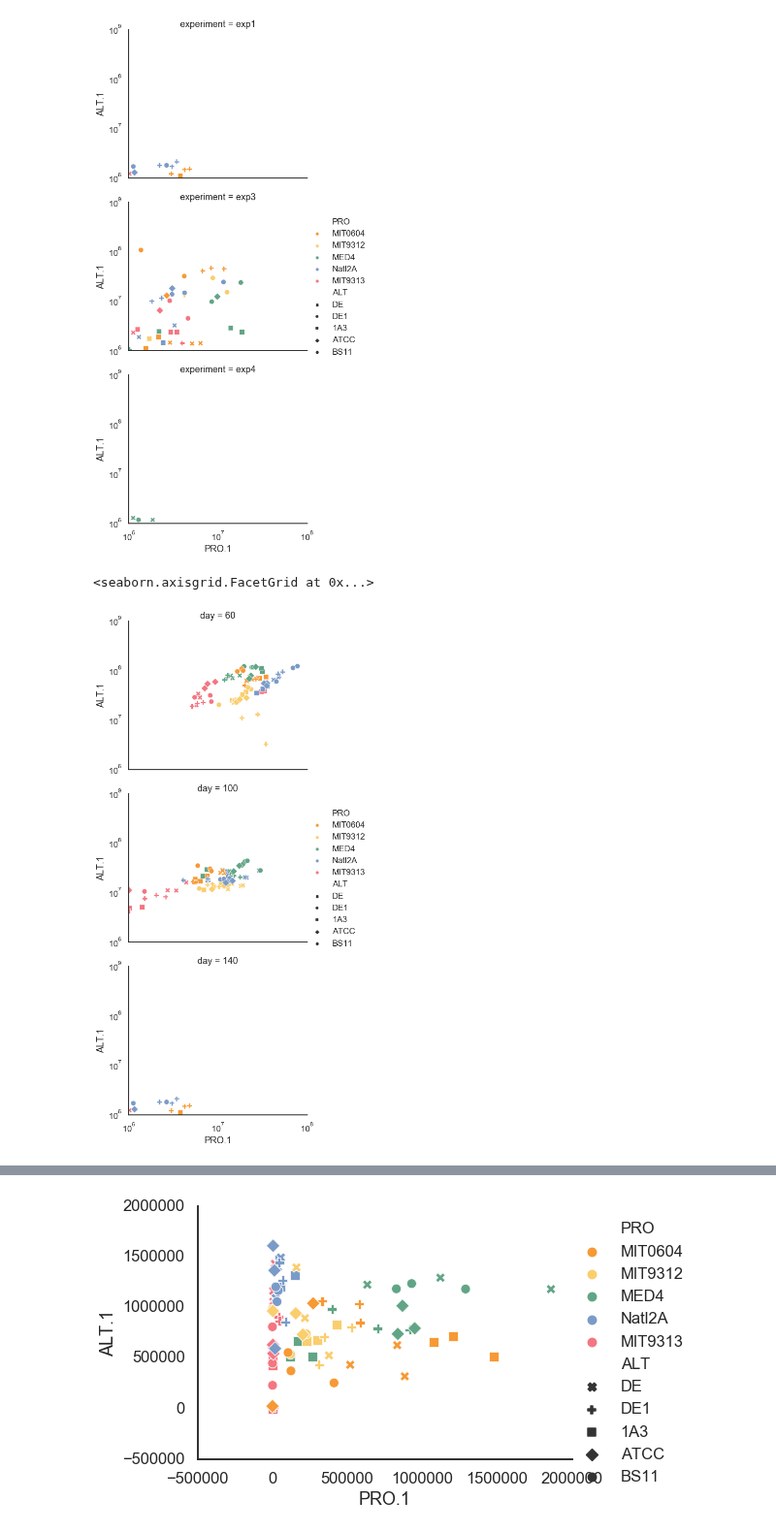
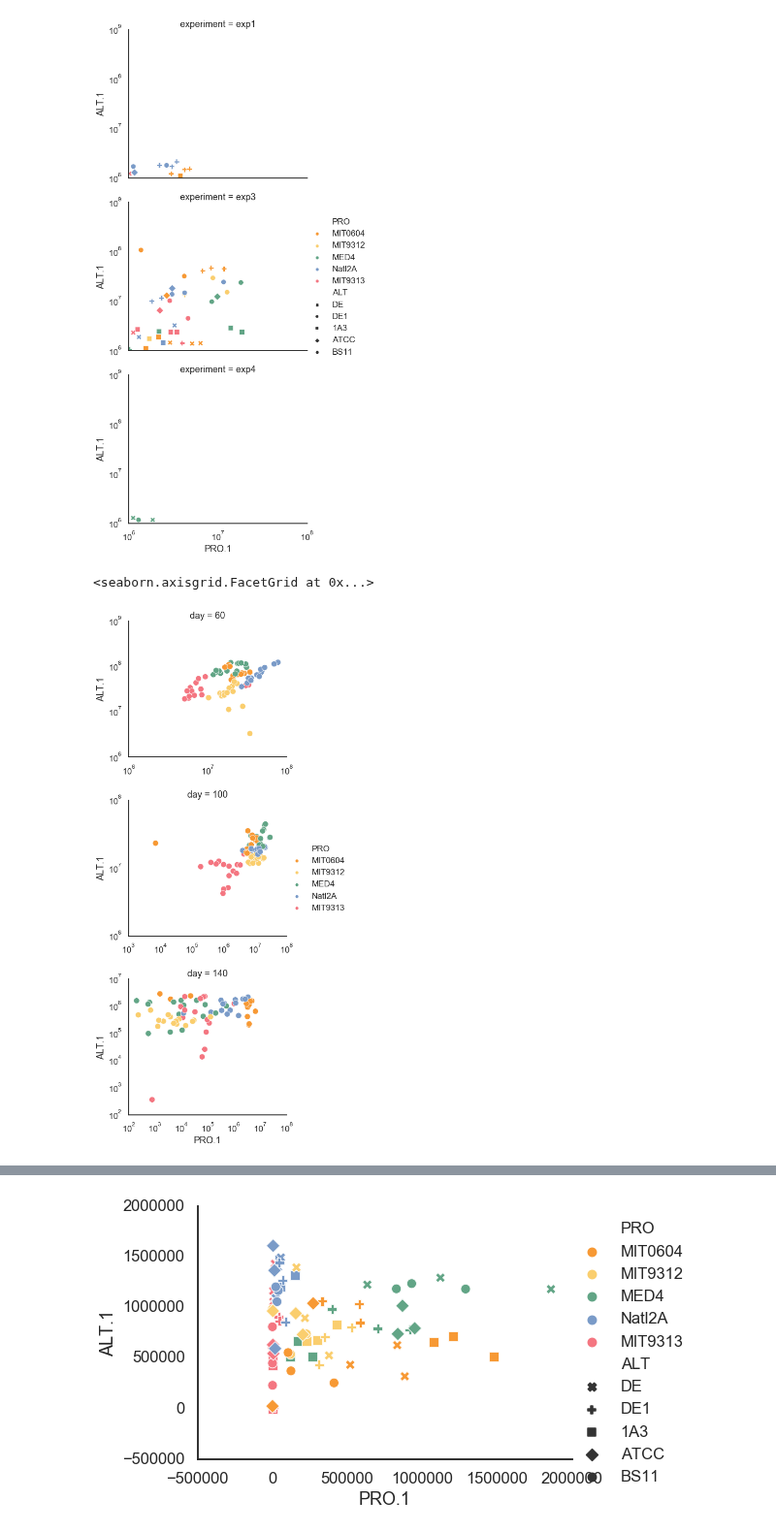
Before and after one commit to wosnat/ccpa, a Jupyter notebook: ccpa_paper_dec_2019-FCM.ipynb, the cells around one changed output, grey strips where cells are left out. Shown at 97% size. Saved outputs shown, nothing was run; the diff lists cells and outputs as text; code cells hidden in the pictures.

```diff
--- a/ccpa_paper_dec_2019-FCM.ipynb
+++ b/ccpa_paper_dec_2019-FCM.ipynb
@@ -91,6 +90,8 @@ df.head()
 | 2 | MED4 | 1A3 | 1C | 1.121335e+07 | 1.742056e+07 | exp1 | 100 |
 | 3 | MIT9313 | 1A3 | 2A | 1.415617e+06 | 5.134250e+06 | exp1 | 100 |
 | 4 | MIT9313 | 1A3 | 2B | 1.018640e+06 | 4.885134e+06 | exp1 | 100 |
+# %%
+df.dropna(axis=0, subset=['PRO', 'ALT'], inplace=True)
 # %%
 for c in df.columns:
     if c in ['PRO.1', 'ALT.1']:
@@ -148,12 +172,15 @@ g.set(xscale='log')
 # %%
 g =sns.relplot(data=df.loc[df['experiment'] == 'exp1'],
             x='PRO.1', y='ALT.1', #col='day',
-            row='day', hue='PRO', style='ALT', s=100,
-            hue_order=porder, palette=ppallete, style_order=aorder, markers=amarkers, aspect=1.3
+            row='day', hue='PRO', #style='ALT',
+               s=130,
+            hue_order=porder, palette=ppallete, #style_order=aorder, markers=amarkers,
+               aspect=1.3,
+               facet_kws=dict(sharex=False, sharey=False)
 
            )
 g.set(yscale='log')
 g.set(xscale='log')
 # %% [output]
 <seaborn.axisgrid.FacetGrid at 0x...>
-[figure, old version]
+[figure, new version]
```
Also changed, not shown: parts of 12 cells of this notebook, 7 other files.
